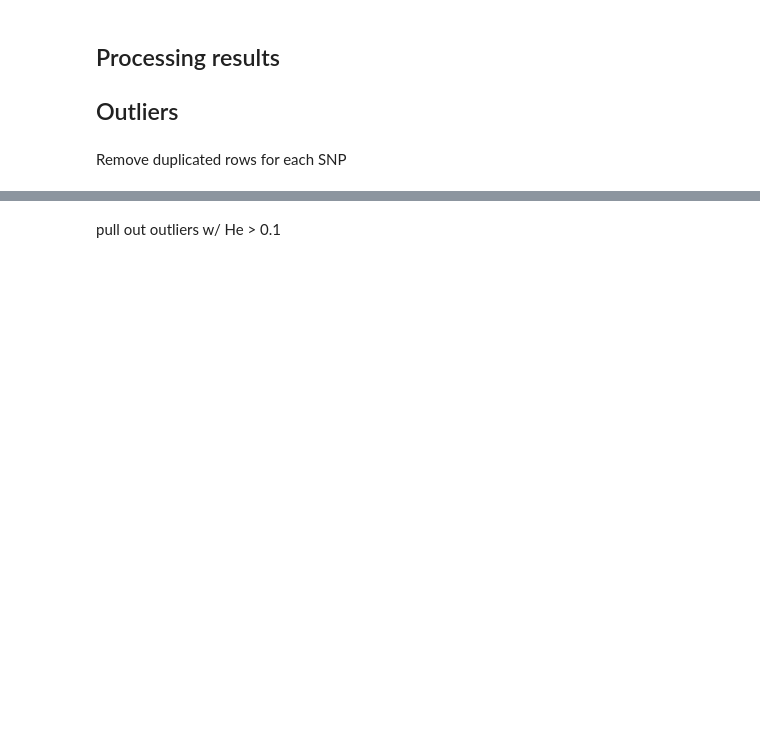
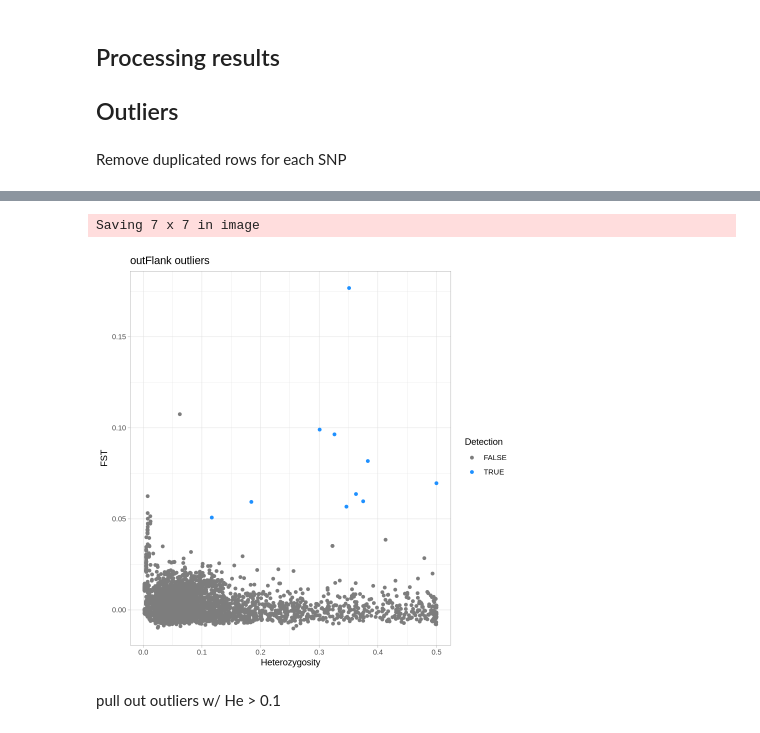
Before and after one commit to pdimens/2025-Tablacares_popgen, a Jupyter notebook: outliers/outFLANK/YFT_outflank.r.ipynb, the cells around one changed output, grey strips where cells are left out. Saved outputs shown, nothing was run; the diff lists cells and outputs as text; code cells hidden in the pictures; blank space fills up the shorter version.

```diff
--- a/outliers/outFLANK/YFT_outflank.r.ipynb
+++ b/outliers/outFLANK/YFT_outflank.r.ipynb
@@ -74,3 +75,15 @@ ggsave(filename = "outflank_outliers.kinless.snps.png")
+# %%
+full_outflnk %>%
+ggplot(aes(x = He, y = FST)) +
+  geom_point(aes(color = putative)) +
+  scale_color_manual(values = c("grey49", "dodgerblue")) +
+  theme_light() +
+  labs(title = "outFlank outliers" , x = "Heterozygosity", y = "FST", color = "Detection")
+
+ggsave(filename = "outflank_outliers.snps.png")
+# %% [output]
+Saving 7 x 7 in image
+[figure, added]
 # %% [markdown]
 pull out outliers w/ He > 0.1
 # %%
```
Also changed, not shown: parts of 11 cells of this notebook, 5 other files.
